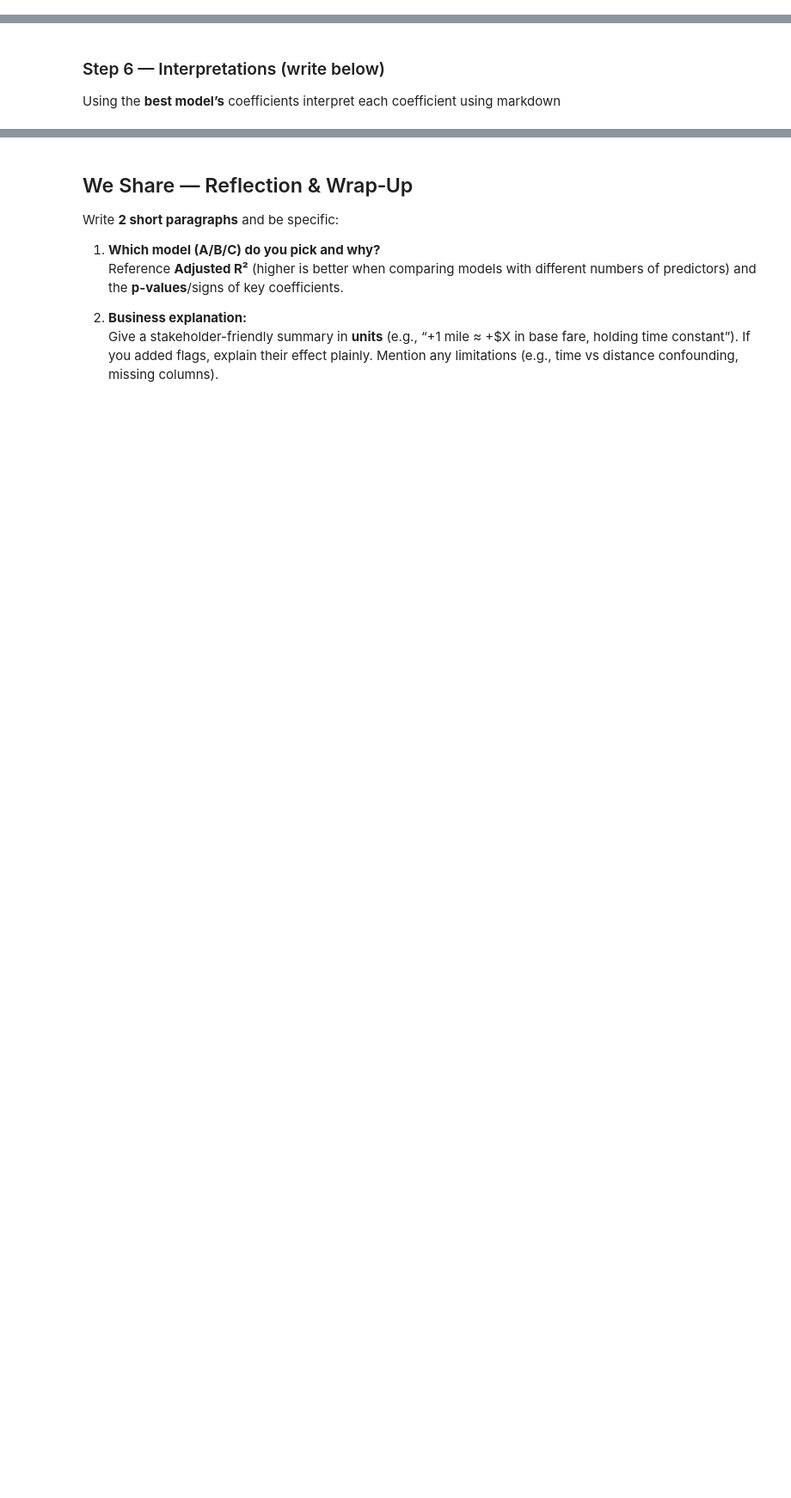
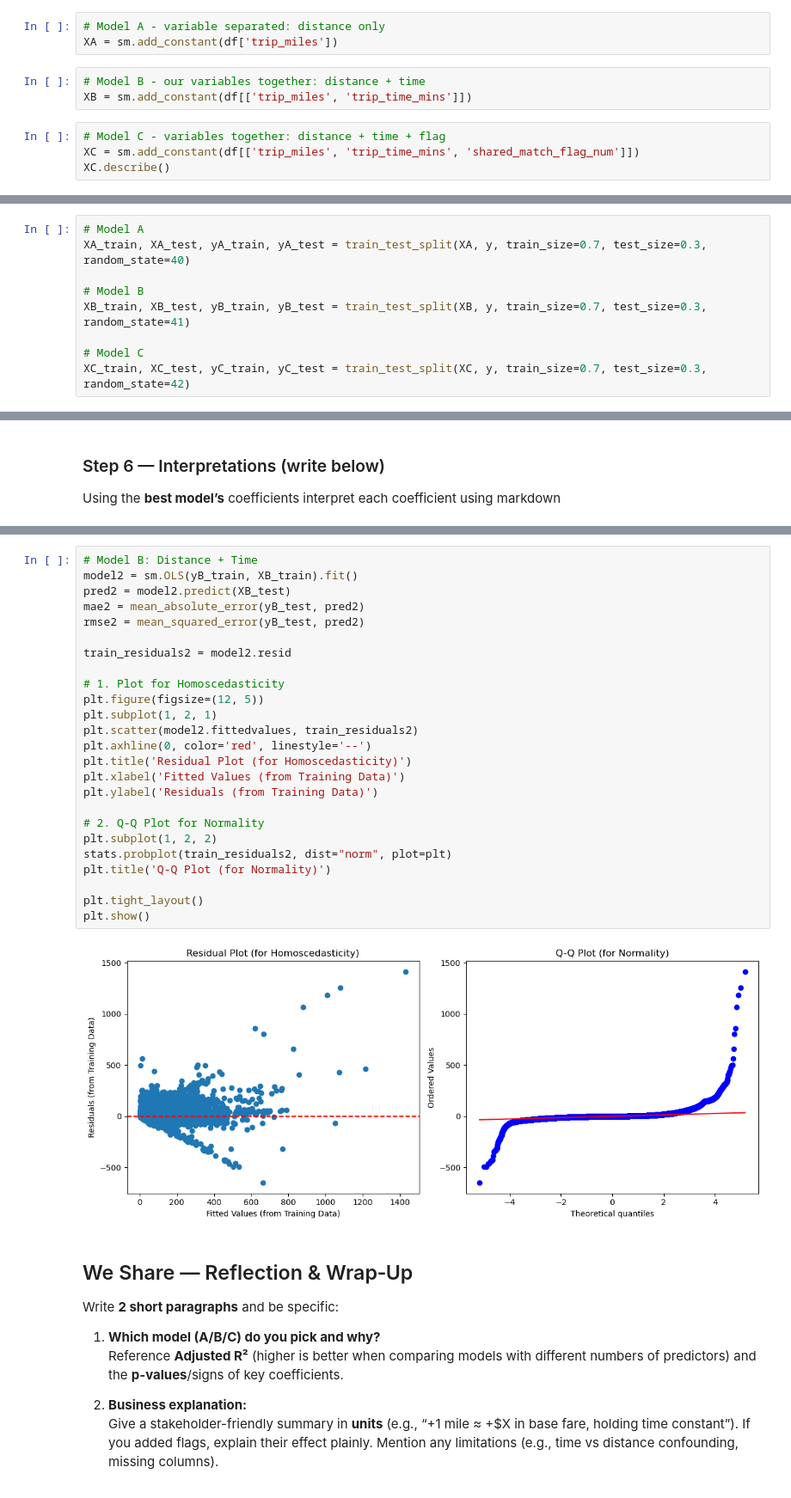
Before and after one commit to ro-the-creator/DA2025_Lectures, a Jupyter notebook: Mod6/CodeAssignments/Mod6L10_CodeAssignment_STUDENT.ipynb, the cells around one changed output, grey strips where cells are left out. Shown at 86% size. Drawn from its saved outputs; the diff is of its cells as text; blank space fills up the shorter version.

```diff
--- a/Mod6/CodeAssignments/Mod6L10_CodeAssignment_STUDENT.ipynb
+++ b/Mod6/CodeAssignments/Mod6L10_CodeAssignment_STUDENT.ipynb
@@ -72,0 +185,10 @@ None
+# %%
+# Model A - variable separated: distance only
+XA = sm.add_constant(df['trip_miles'])
+# %%
+# Model B - our variables together: distance + time
+XB = sm.add_constant(df[['trip_miles', 'trip_time_mins']])
+# %%
+# Model C - variables together: distance + time + flag
+XC = sm.add_constant(df[['trip_miles', 'trip_time_mins', 'shared_match_flag_num']])
+XC.describe()
@@ -73,2 +222,11 @@ None
+# %%
+# Model A
+XA_train, XA_test, yA_train, yA_test = train_test_split(XA, y, train_size=0.7, test_size=0.3, random_state=40)
+
+# Model B
+XB_train, XB_test, yB_train, yB_test = train_test_split(XB, y, train_size=0.7, test_size=0.3, random_state=41)
+
+# Model C
+XC_train, XC_test, yC_train, yC_test = train_test_split(XC, y, train_size=0.7, test_size=0.3, random_state=42)
 # %% [markdown]
 ### Step 4 — Fit Each Model (with intercept) and Collect Adjusted R² & p-values
@@ -88,3 +410,30 @@ Using the **best model’s** coefficients interpret each coefficient using markd
+# %%
+# Model B: Distance + Time
+model2 = sm.OLS(yB_train, XB_train).fit()
+pred2 = model2.predict(XB_test)
+mae2 = mean_absolute_error(yB_test, pred2)
+rmse2 = mean_squared_error(yB_test, pred2)
+
+train_residuals2 = model2.resid
+
+# 1. Plot for Homoscedasticity
+plt.figure(figsize=(12, 5))
+plt.subplot(1, 2, 1)
+plt.scatter(model2.fittedvalues, train_residuals2)
+plt.axhline(0, color='red', linestyle='--')
+plt.title('Residual Plot (for Homoscedasticity)')
+plt.xlabel('Fitted Values (from Training Data)')
+plt.ylabel('Residuals (from Training Data)')
+
+# 2. Q-Q Plot for Normality
+plt.subplot(1, 2, 2)
+stats.probplot(train_residuals2, dist="norm", plot=plt)
+plt.title('Q-Q Plot (for Normality)')
+
+plt.tight_layout()
+plt.show()
+# %% [output]
+[figure, added]
 # %% [markdown]
 ## We Share — Reflection & Wrap‑Up
 
```
Also changed, not shown: parts of 21 cells of this notebook, 6 other files.
